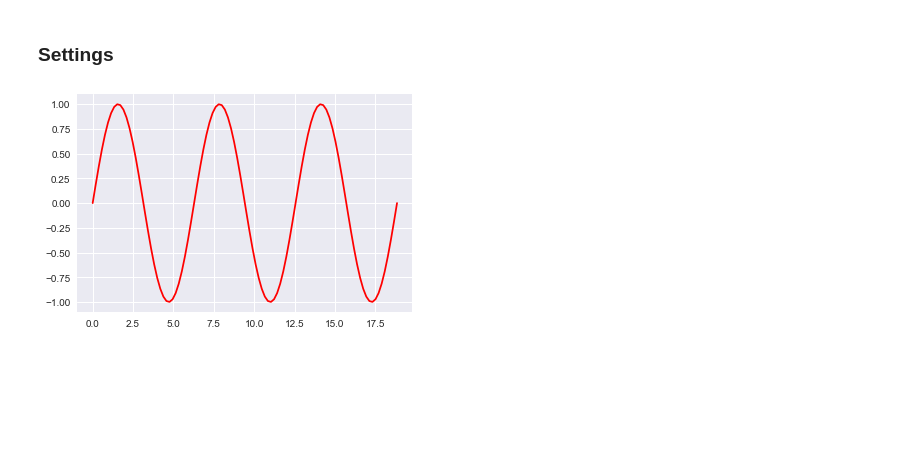
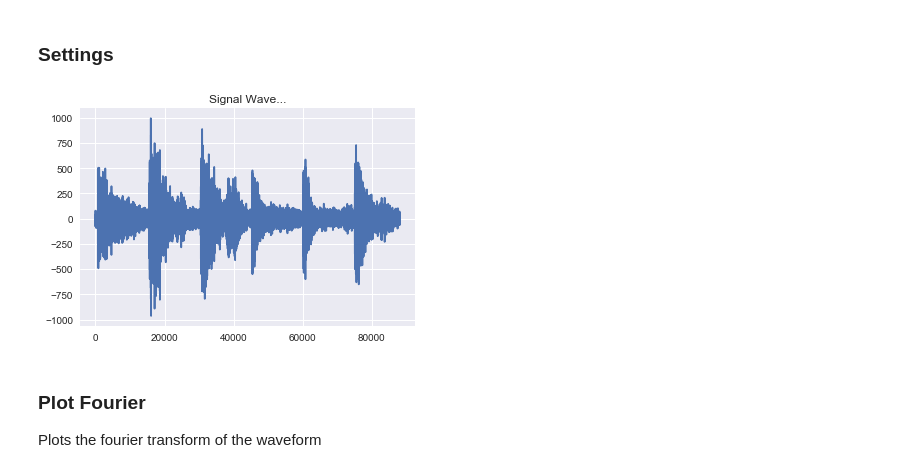
Before and after one commit to pstetz/Tuner, a Jupyter notebook: main.ipynb, the cells around one changed output. Saved outputs shown, nothing was run; the diff lists cells and outputs as text; code cells hidden in the pictures; blank space fills up the shorter version.

```diff
--- a/main.ipynb
+++ b/main.ipynb
@@ -64,24 +67,11 @@ def plot_wav(filepath):
     plt.show()
 # %% [markdown]
 ### Settings
-# %%
-import matplotlib.pyplot as plt
-%matplotlib inline
-import numpy as np
-
-x = np.linspace(0, 6*np.pi, 100)
-y = np.sin(x)
-
-# You probably won't need this if you're embedding things in a tkinter plot...
-plt.ion()
-
-fig = plt.figure()
-ax = fig.add_subplot(111)
-line1, = ax.plot(x, y, 'r-') # Returns a tuple of line objects, thus the comma
-
-for phase in np.linspace(0, 10*np.pi, 500):
-    line1.set_ydata(np.sin(x + phase))
-    fig.canvas.draw()
-    fig.canvas.flush_events()
-# %% [output]
-[figure, removed]
+# %%
+plot_wav("temp.wav")
+# %% [output]
+[figure, added]
+# %% [markdown]
+### Plot Fourier
+
+Plots the fourier transform of the waveform
```
Also changed, not shown: parts of 8 cells of this notebook, 1 other file.
